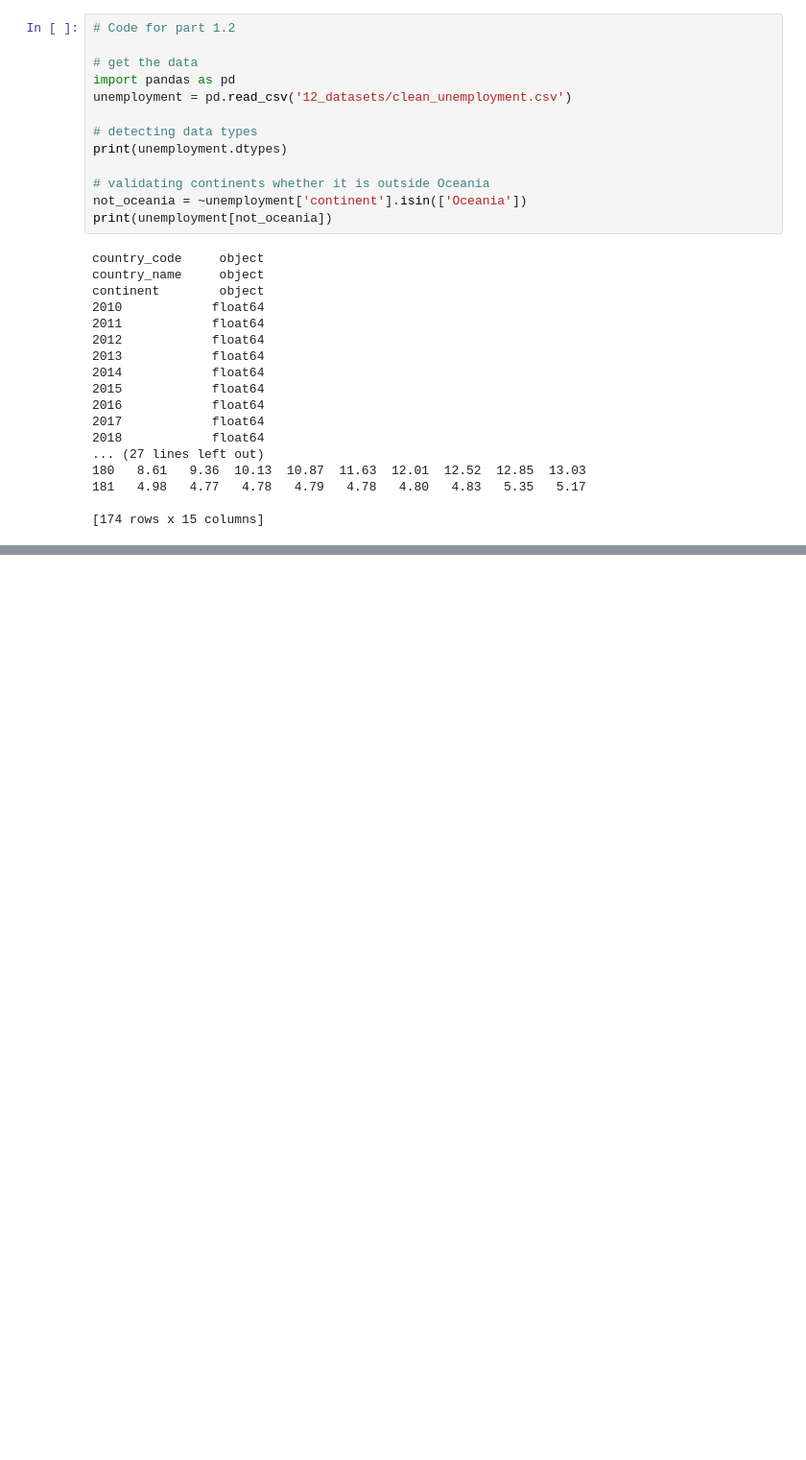
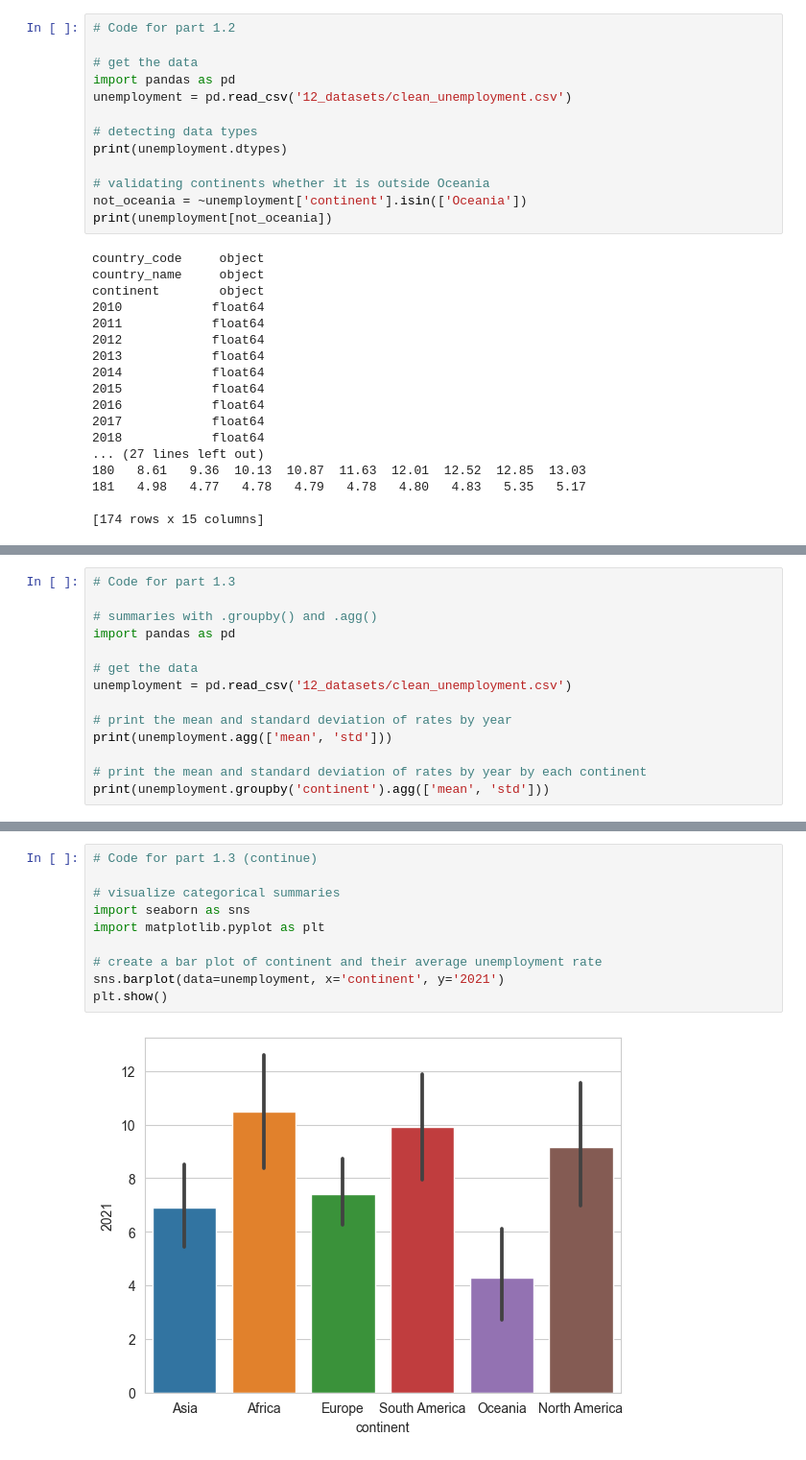
Before and after one commit to GuoweiYang19891101/data_analyst_with_python, a Jupyter notebook: datacamp_data_analyst_career_python/12_exploratory_data_analysis_python.ipynb, the cells around one changed output, grey strips where cells are left out. Shown at 96% size. Drawn from its saved outputs; the diff is of its cells as text; blank space fills up the shorter version.

```diff
--- a/datacamp_data_analyst_career_python/12_exploratory_data_analysis_python.ipynb
+++ b/datacamp_data_analyst_career_python/12_exploratory_data_analysis_python.ipynb
@@ -131,0 +143,14 @@ plt.show()
+# %%
+# Code for part 1.3
+
+# summaries with .groupby() and .agg()
+import pandas as pd
+
+# get the data
+unemployment = pd.read_csv('12_datasets/clean_unemployment.csv')
+
+# print the mean and standard deviation of rates by year
+print(unemployment.agg(['mean', 'std']))
+
+# print the mean and standard deviation of rates by year by each continent
+print(unemployment.groupby('continent').agg(['mean', 'std']))
@@ -131,0 +193,12 @@ plt.show()
+# %%
+# Code for part 1.3 (continue)
+
+# visualize categorical summaries
+import seaborn as sns
+import matplotlib.pyplot as plt
+
+# create a bar plot of continent and their average unemployment rate
+sns.barplot(data=unemployment, x='continent', y='2021')
+plt.show()
+# %% [output]
+[figure, added]
```
Also changed, not shown: parts of 11 cells of this notebook.
